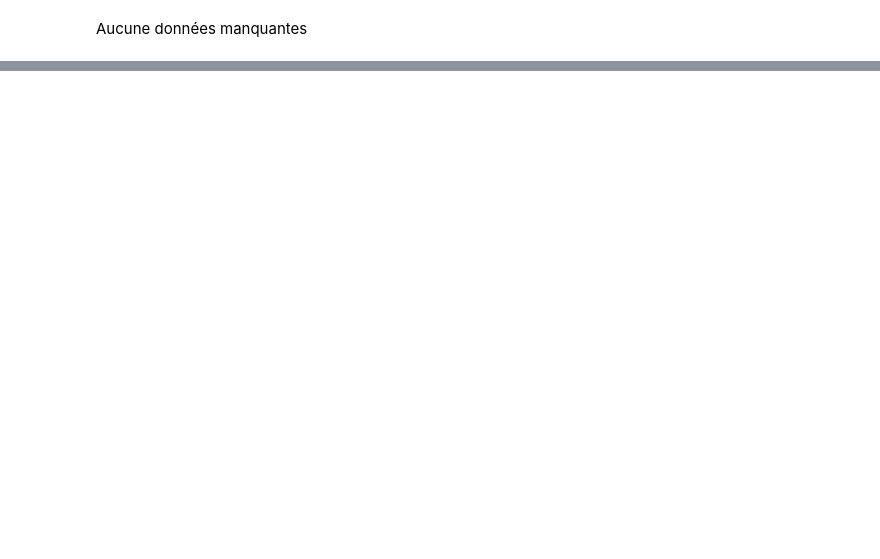
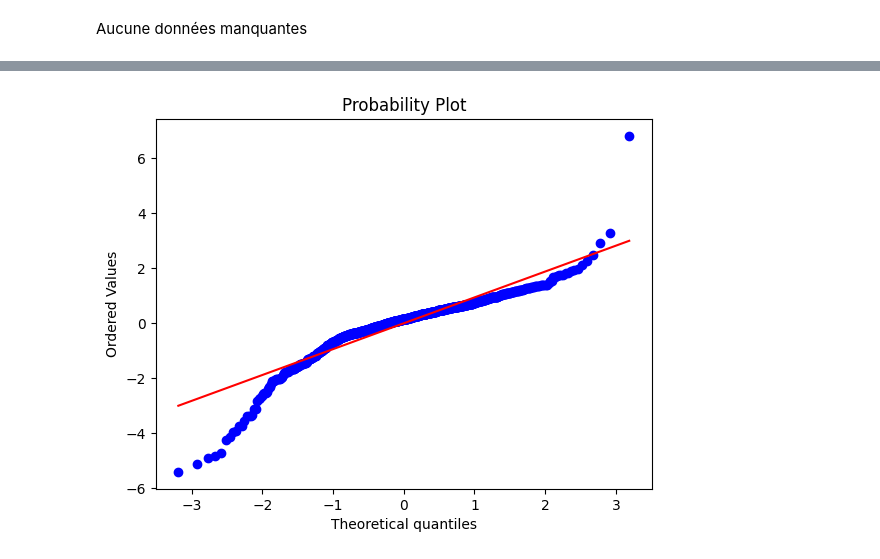
Before and after one commit to TheoGuil/jedha_projects, a Jupyter notebook: Deployment/study.ipynb, the cells around one changed output, grey strips where cells are left out. Cells and saved outputs as stored; diff of their text form; code cells hidden in the pictures; blank space fills up the shorter version.

```diff
--- a/Deployment/study.ipynb
+++ b/Deployment/study.ipynb
@@ -246,0 +375,18 @@ Aucune données manquantes
+# %%
+predictions_test = rcv.predict(X_test)
+# %%
+import plotly.graph_objects as go
+
+# Votre code existant
+result = pd.DataFrame()
+result["real"] = Y_test.values
+result["prediction"] = predictions_test
+fig = px.scatter(result, y="real", x="prediction", opacity=0.5,
+                 title="Prédictions vs Réalité")
+
+# Ajouter une ligne
+line = go.Scatter(x=result["real"], y=result["real"], mode='lines', name='Ligne de prédiction', line=dict(color='#00CC96', width=1))
+fig.add_trace(line)
+fig.update_layout(xaxis_title="Prédictions", yaxis_title="Valeurs réelles", showlegend=False)
+
+fig.show()
@@ -246,0 +395,12 @@ Aucune données manquantes
+# %%
+result["residuals"] = Y_test.values - predictions_test
+# standadize residuals
+result["standardized_residuals"] = (result["residuals"] - result["residuals"].mean()) / result["residuals"].std()
+
+fig = px.scatter(result, y="standardized_residuals", x="prediction", opacity=0.5,
+           title="Prédictions vs Résidus standardisés")
+
+line = go.Scatter(x=result["real"], y=result["real"].apply(lambda x: 0), mode='lines', name='Ligne de prédiction', line=dict(color='#00CC96', width=2))
+fig.add_trace(line)
+fig.update_layout(xaxis_title="Prédiction", yaxis_title="Résidus standardisés", showlegend=False)
+fig.show()
@@ -246,0 +409,11 @@ Aucune données manquantes
+# %%
+import scipy.stats as stats
+import matplotlib.pyplot as plt
+
+# Create Q-Q plot
+stats.probplot(result["standardized_residuals"], dist="norm", plot=plt)
+
+# Show the plot
+plt.show()
+# %% [output]
+[figure, added]
```
Also changed, not shown: parts of 20 cells of this notebook, 5 other files.
